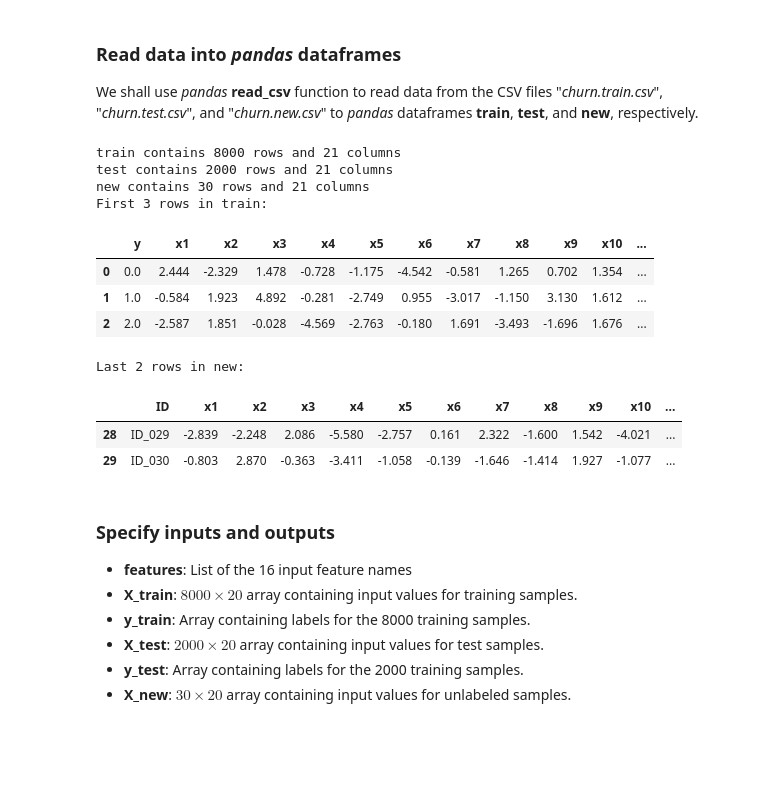
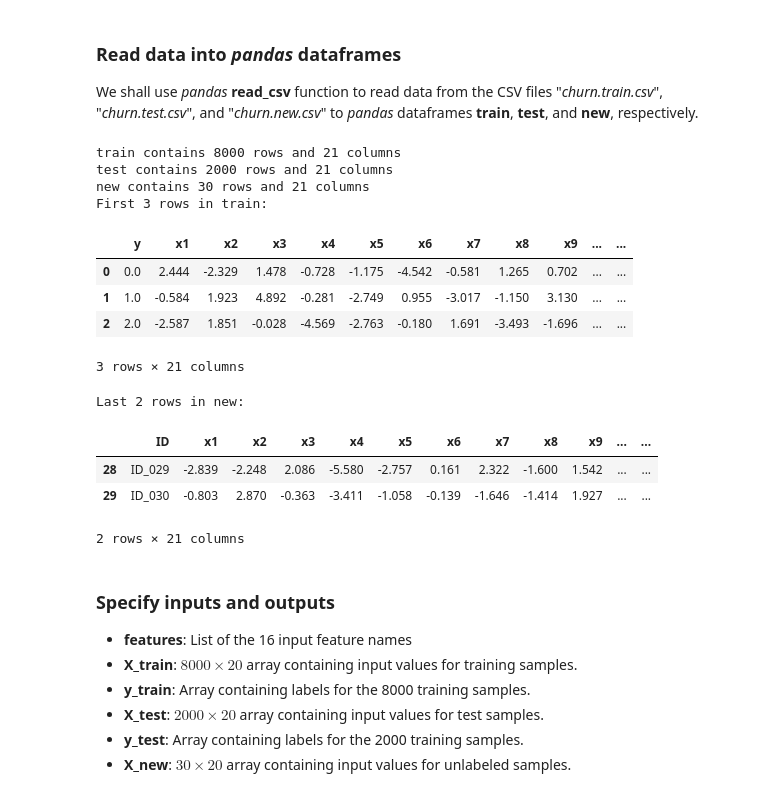
Before and after one commit to dianas11xx/ML-Data-Analytics-Projects, a Jupyter notebook: churn/churn.ipynb, the cells around one changed output. Cells and saved outputs as stored; diff of their text form; code cells hidden in the pictures; blank space fills up the shorter version.

```diff
--- a/churn/churn.ipynb
+++ b/churn/churn.ipynb
@@ -47,32 +47,34 @@ Archive:  /content/drive/MyDrive/Colab Notebooks/courses/sklearn_classifiers/dat
 We shall use *pandas* **read_csv** function to read data from the CSV files "*churn.train.csv*", "*churn.test.csv*", and "*churn.new.csv*" to *pandas* dataframes **train**, **test**, and **new**, respectively.
 # %%
 # Read data from CSV files into pandas dataframes
-train = pd.read_csv('churn.train.csv') # training data
-test = pd.read_csv('churn.test.csv') # test data
-new = pd.read_csv('churn.new.csv') # unlabeled data
+train = pd.read_csv('/content/sample_data/churn.train.csv') # training data
+test = pd.read_csv('/content/sample_data/churn.test.csv') # test data
+new = pd.read_csv('/content/sample_data/churn.new.csv') # unlabeled data
 # Show number of rows and columns in each dataframe
 print('train contains %d rows and %d columns' %train.shape)
 print('test contains %d rows and %d columns' %test.shape)
 print('new contains %d rows and %d columns' %new.shape)
 print('First 3 rows in train:')
 train.head(3) # display first 3 training samples
 # %% [output]
 train contains 8000 rows and 21 columns
 test contains 2000 rows and 21 columns
 new contains 30 rows and 21 columns
 First 3 rows in train:
-|  | y | x1 | x2 | x3 | x4 | x5 | x6 | x7 | x8 | x9 | x10 | ... |
-| 0 | 0.0 | 2.444 | -2.329 | 1.478 | -0.728 | -1.175 | -4.542 | -0.581 | 1.265 | 0.702 | 1.354 | ... |
-| 1 | 1.0 | -0.584 | 1.923 | 4.892 | -0.281 | -2.749 | 0.955 | -3.017 | -1.150 | 3.130 | 1.612 | ... |
-| 2 | 2.0 | -2.587 | 1.851 | -0.028 | -4.569 | -2.763 | -0.180 | 1.691 | -3.493 | -1.696 | 1.676 | ... |
+|  | y | x1 | x2 | x3 | x4 | x5 | x6 | x7 | x8 | x9 | ... | ... |
+| 0 | 0.0 | 2.444 | -2.329 | 1.478 | -0.728 | -1.175 | -4.542 | -0.581 | 1.265 | 0.702 | ... | ... |
+| 1 | 1.0 | -0.584 | 1.923 | 4.892 | -0.281 | -2.749 | 0.955 | -3.017 | -1.150 | 3.130 | ... | ... |
+| 2 | 2.0 | -2.587 | 1.851 | -0.028 | -4.569 | -2.763 | -0.180 | 1.691 | -3.493 | -1.696 | ... | ... |
+3 rows × 21 columns
 # %%
 print('Last 2 rows in new:')
 new.tail(2) # display last 2 unlabeled samples
 # %% [output]
 Last 2 rows in new:
-|  | ID | x1 | x2 | x3 | x4 | x5 | x6 | x7 | x8 | x9 | x10 | ... |
-| 28 | ID_029 | -2.839 | -2.248 | 2.086 | -5.580 | -2.757 | 0.161 | 2.322 | -1.600 | 1.542 | -4.021 | ... |
-| 29 | ID_030 | -0.803 | 2.870 | -0.363 | -3.411 | -1.058 | -0.139 | -1.646 | -1.414 | 1.927 | -1.077 | ... |
+|  | ID | x1 | x2 | x3 | x4 | x5 | x6 | x7 | x8 | x9 | ... | ... |
+| 28 | ID_029 | -2.839 | -2.248 | 2.086 | -5.580 | -2.757 | 0.161 | 2.322 | -1.600 | 1.542 | ... | ... |
+| 29 | ID_030 | -0.803 | 2.870 | -0.363 | -3.411 | -1.058 | -0.139 | -1.646 | -1.414 | 1.927 | ... | ... |
+2 rows × 21 columns
 # %% [markdown]
 ### Specify inputs and outputs
 - **features**: List of the 16 input feature names
```
Also changed, not shown: parts of 10 cells of this notebook.
